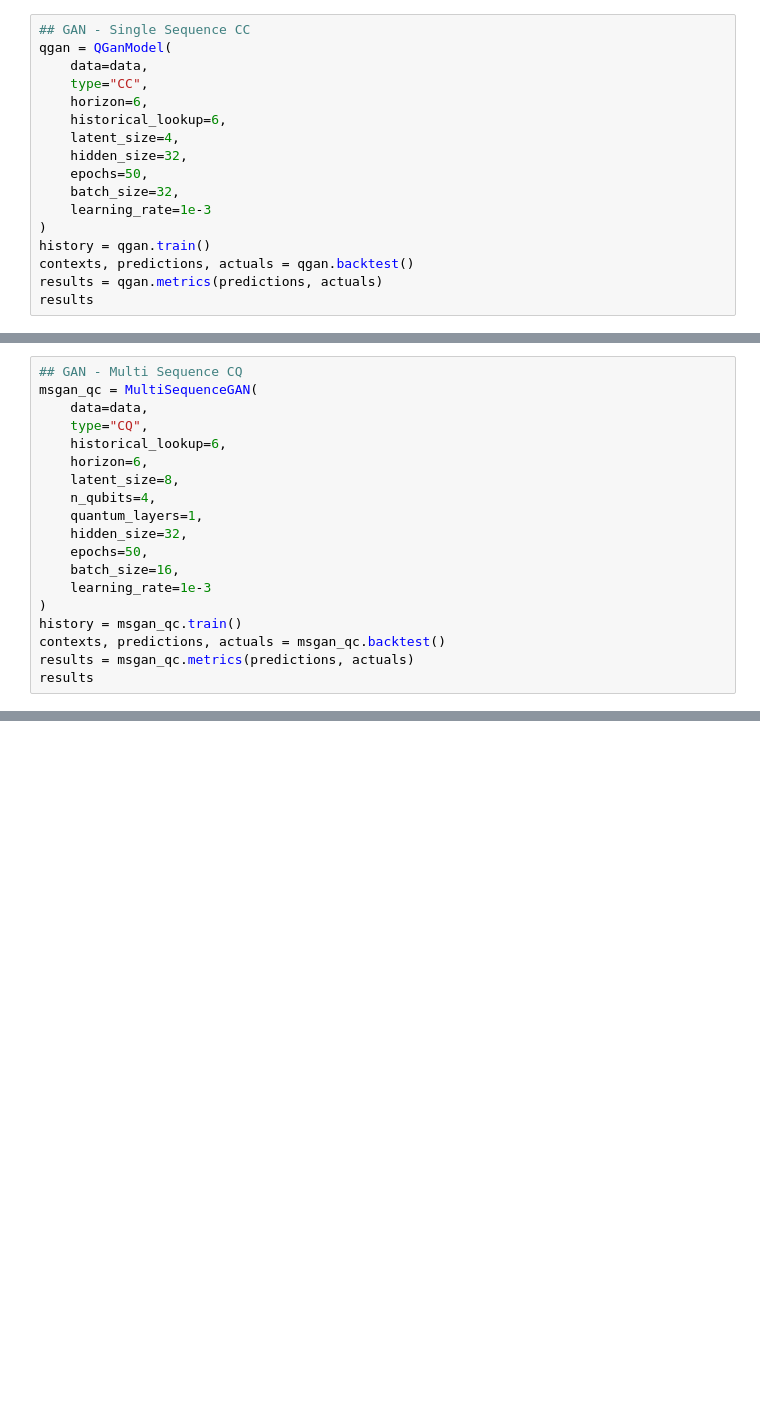
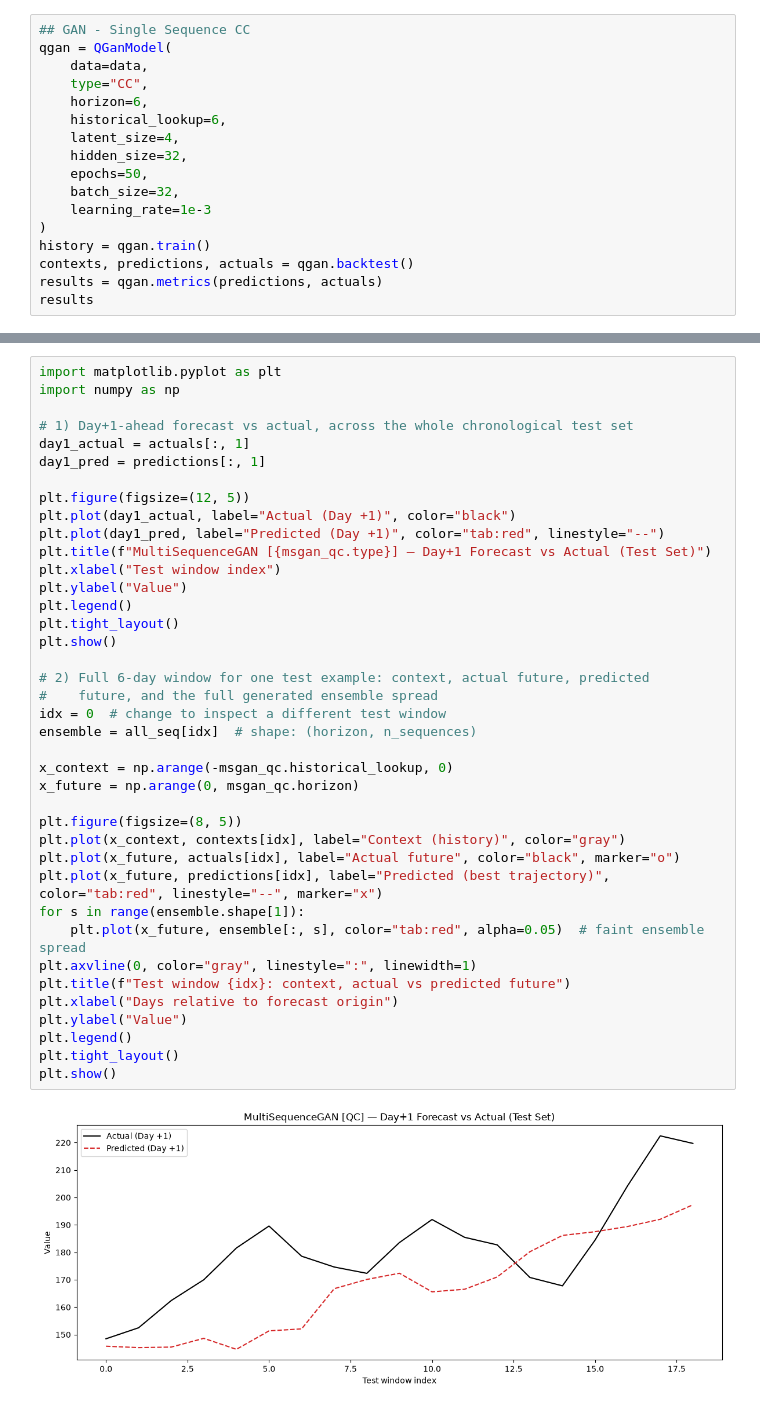
Before and after one commit to qmlWizard/qwhether_forecasting, a Jupyter notebook: test_models.ipynb, the cells around one changed output, grey strips where cells are left out. Cells and saved outputs as stored; diff of their text form; blank space fills up the shorter version.

```diff
--- a/test_models.ipynb
+++ b/test_models.ipynb
@@ -303,19 +167,0 @@ RuntimeError: Can't call numpy() on Tensor that requires grad. Use tensor.detach
-# %%
-## GAN - Multi Sequence CQ
-msgan_qc = MultiSequenceGAN(
-    data=data,
-    type="CQ",
-    historical_lookup=6,
-    horizon=6,
-    latent_size=8,
-    n_qubits=4,
-    quantum_layers=1,
-    hidden_size=32,
-    epochs=50,
-    batch_size=16,
-    learning_rate=1e-3
-)
-history = msgan_qc.train()
-contexts, predictions, actuals = msgan_qc.backtest()
-results = msgan_qc.metrics(predictions, actuals)
-results
@@ -352,0 +178,41 @@ RuntimeError: element 0 of tensors does not require grad and does not have a gra
+# %%
+import matplotlib.pyplot as plt
+import numpy as np
+
+# 1) Day+1-ahead forecast vs actual, across the whole chronological test set
+day1_actual = actuals[:, 1]
+day1_pred = predictions[:, 1]
+
+plt.figure(figsize=(12, 5))
+plt.plot(day1_actual, label="Actual (Day +1)", color="black")
+plt.plot(day1_pred, label="Predicted (Day +1)", color="tab:red", linestyle="--")
+plt.title(f"MultiSequenceGAN [{msgan_qc.type}] — Day+1 Forecast vs Actual (Test Set)")
+plt.xlabel("Test window index")
+plt.ylabel("Value")
+plt.legend()
+plt.tight_layout()
+plt.show()
+
+# 2) Full 6-day window for one test example: context, actual future, predicted
+#    future, and the full generated ensemble spread
+idx = 0  # change to inspect a different test window
+ensemble = all_seq[idx]  # shape: (horizon, n_sequences)
+
+x_context = np.arange(-msgan_qc.historical_lookup, 0)
+x_future = np.arange(0, msgan_qc.horizon)
+
+plt.figure(figsize=(8, 5))
+plt.plot(x_context, contexts[idx], label="Context (history)", color="gray")
+plt.plot(x_future, actuals[idx], label="Actual future", color="black", marker="o")
+plt.plot(x_future, predictions[idx], label="Predicted (best trajectory)", color="tab:red", linestyle="--", marker="x")
+for s in range(ensemble.shape[1]):
+    plt.plot(x_future, ensemble[:, s], color="tab:red", alpha=0.05)  # faint ensemble spread
+plt.axvline(0, color="gray", linestyle=":", linewidth=1)
+plt.title(f"Test window {idx}: context, actual vs predicted future")
+plt.xlabel("Days relative to forecast origin")
+plt.ylabel("Value")
+plt.legend()
+plt.tight_layout()
+plt.show()
+# %% [output]
+[figure, added]
```
Also changed, not shown: parts of 14 cells of this notebook, 4 other files.
